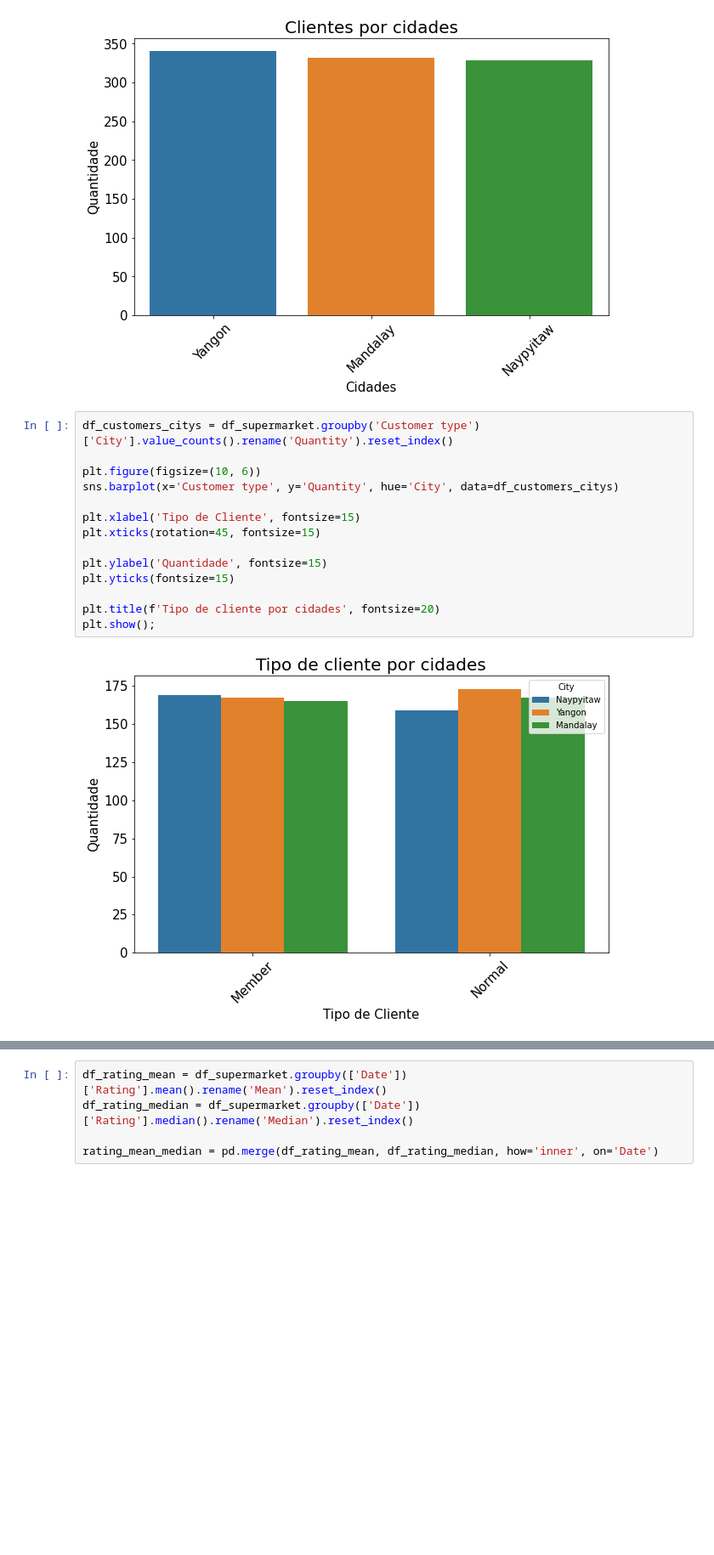
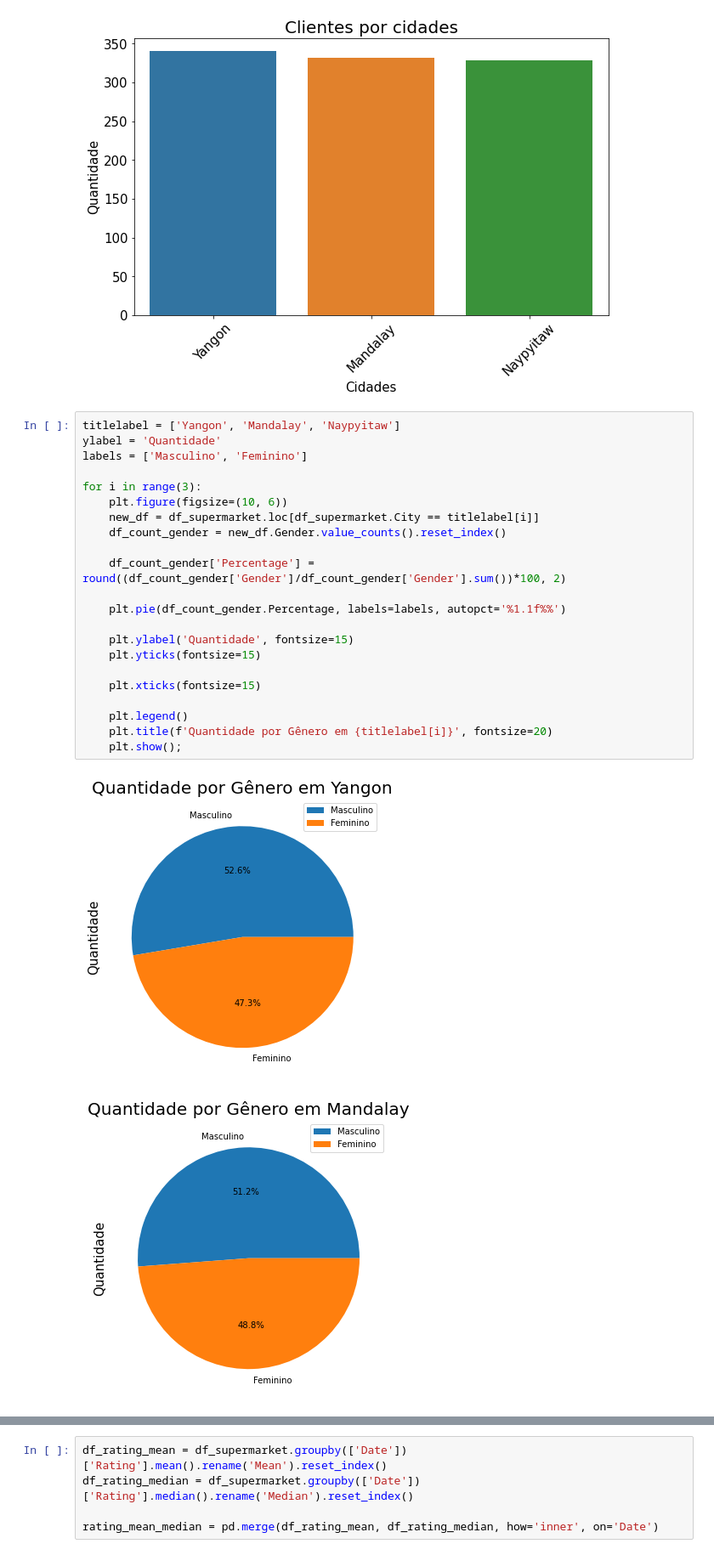
Before and after one commit to Renanrbsc/DataScience, a Jupyter notebook: Machine Learning/SupermarketMyanmar/DataExploration.ipynb, the cells around one changed output, grey strips where cells are left out. Shown at 85% size. Drawn from its saved outputs; the diff is of its cells as text; blank space fills up the shorter version.

```diff
--- a/Machine Learning/SupermarketMyanmar/DataExploration.ipynb
+++ b/Machine Learning/SupermarketMyanmar/DataExploration.ipynb
@@ -128,19 +130,28 @@ plt.title(f'Clientes por cidades', fontsize=20)
 plt.show();
 # %% [output]
 [figure]
-# %%
-df_customers_citys = df_supermarket.groupby('Customer type')['City'].value_counts().rename('Quantity').reset_index()
-
-plt.figure(figsize=(10, 6))
-sns.barplot(x='Customer type', y='Quantity', hue='City', data=df_customers_citys)
-
-plt.xlabel('Tipo de Cliente', fontsize=15)
-plt.xticks(rotation=45, fontsize=15)
-
-plt.ylabel('Quantidade', fontsize=15)
-plt.yticks(fontsize=15)
-
-plt.title(f'Tipo de cliente por cidades', fontsize=20)
-plt.show();
-# %% [output]
-[figure, removed]
+# %%
+titlelabel = ['Yangon', 'Mandalay', 'Naypyitaw']
+ylabel = 'Quantidade'
+labels = ['Masculino', 'Feminino']
+
+for i in range(3):
+    plt.figure(figsize=(10, 6))
+    new_df = df_supermarket.loc[df_supermarket.City == titlelabel[i]]
+    df_count_gender = new_df.Gender.value_counts().reset_index()
+
+    df_count_gender['Percentage'] = round((df_count_gender['Gender']/df_count_gender['Gender'].sum())*100, 2)
+
+    plt.pie(df_count_gender.Percentage, labels=labels, autopct='%1.1f%%')
+
+    plt.ylabel('Quantidade', fontsize=15)
+    plt.yticks(fontsize=15)
+
+    plt.xticks(fontsize=15)
+
+    plt.legend()
+    plt.title(f'Quantidade por Gênero em {titlelabel[i]}', fontsize=20)
+    plt.show();
+# %% [output]
+[figure, added]
+[figure, added]
```
Also changed, not shown: parts of 44 cells of this notebook.
